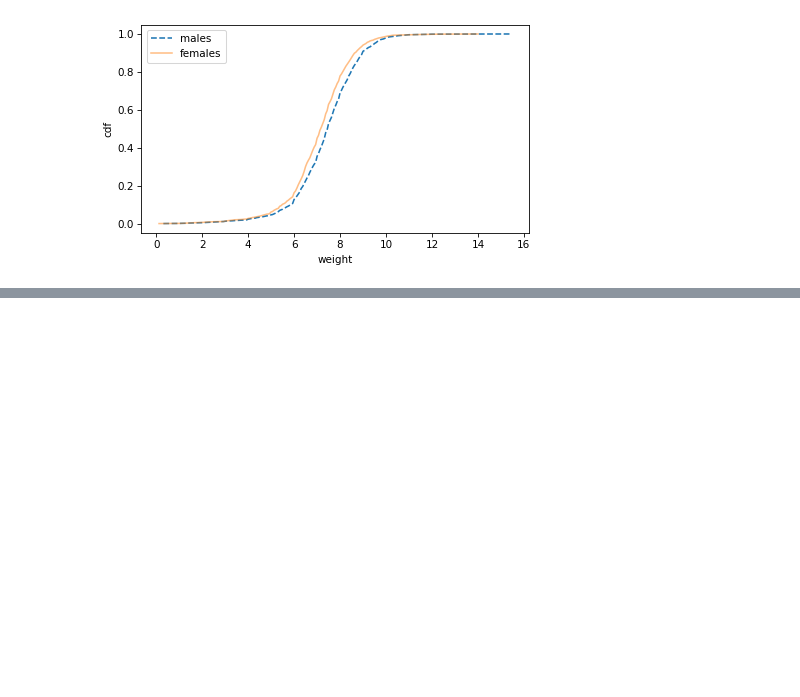
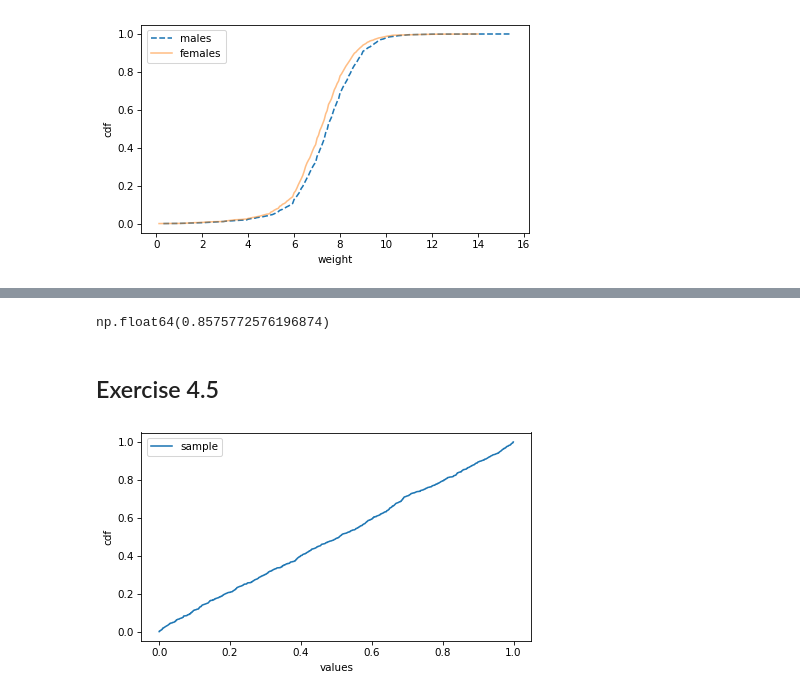
Before and after one commit to abhicodes07/thinkstats, a Jupyter notebook: Notebooks/04_cumulative_distribution_function.ipynb, the cells around one changed output, grey strips where cells are left out. Drawn from its saved outputs; the diff is of its cells as text; code cells hidden in the pictures; blank space fills up the shorter version.

Commit message:
Exercise 4

```diff
--- a/Notebooks/04_cumulative_distribution_function.ipynb
+++ b/Notebooks/04_cumulative_distribution_function.ipynb
@@ -522,0 +587,15 @@ decorate(xlabel="weight", ylabel="cdf")
+# %%
+quartile_skewness(speeds_cdf)
+# %% [output]
+np.float64(0.8575772576196874)
+# %% [markdown]
+## Exercise 4.5
+# %%
+t = np.random.random(1001)
+# %%
+cdf_sample = Cdf.from_seq(t)
+# %%
+cdf_sample.plot(label="sample")
+decorate(xlabel="values", ylabel="cdf")
+# %% [output]
+[figure, added]
```
Also changed, not shown: parts of 20 cells of this notebook.
